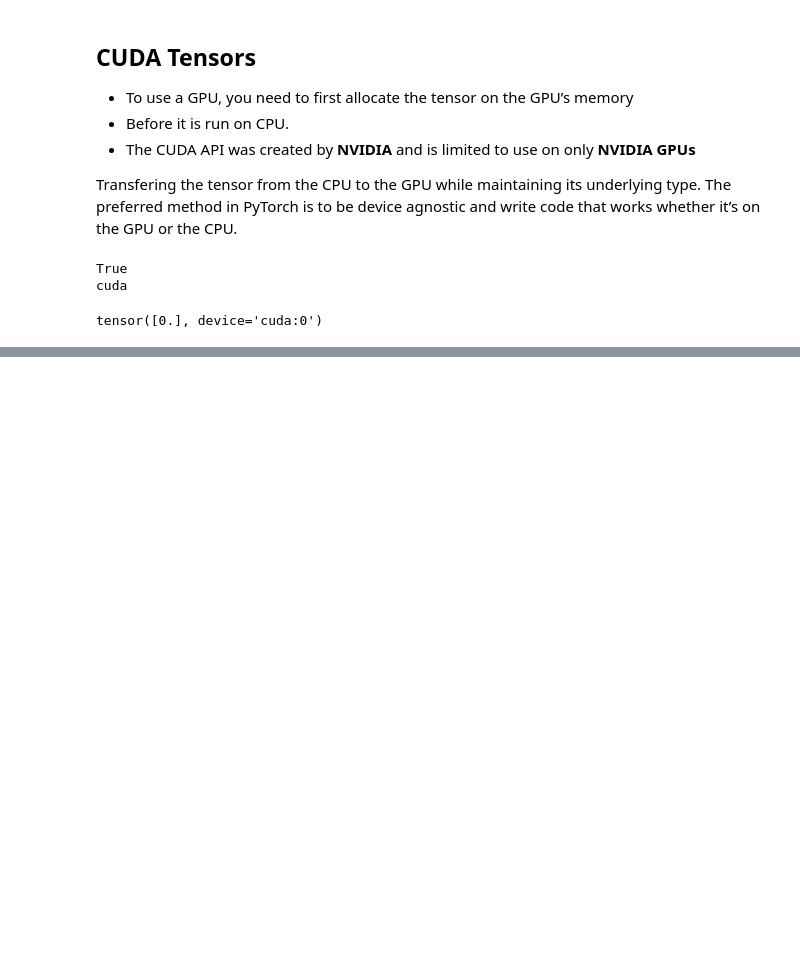
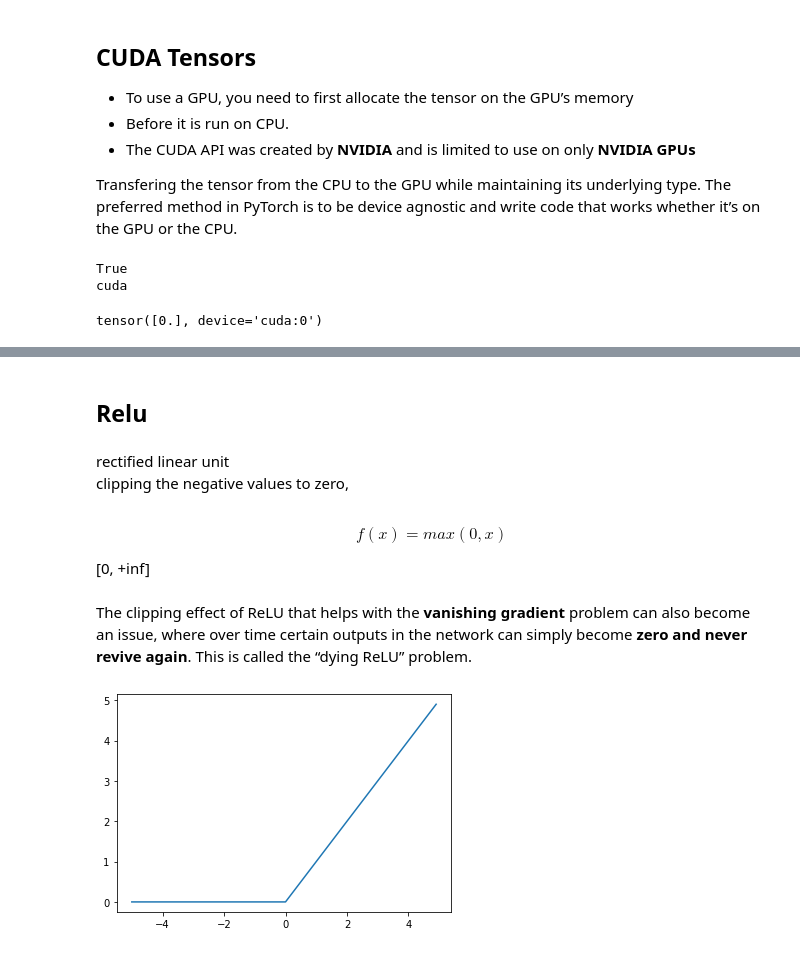
Before and after one commit to postsent/home, a Jupyter notebook: nlp/nlp.ipynb, the cells around one changed output, grey strips where cells are left out. Cells and saved outputs as stored; diff of their text form; code cells hidden in the pictures; blank space fills up the shorter version.

```diff
--- a/nlp/nlp.ipynb
+++ b/nlp/nlp.ipynb
@@ -416,0 +594,21 @@ tensor([0.], device='cuda:0')
+# %% [markdown]
+## Relu
+# %% [markdown]
+rectified linear unit
+clipping the negative values to zero,
+# %% [markdown]
+$$ f(x) = max(0, x) $$
+
+[0, +inf]
+# %% [markdown]
+The clipping effect of ReLU that helps with the **vanishing gradient** problem can
+also become an issue, where over time certain outputs in the network can simply
+become **zero and never revive again**. This is called the “dying ReLU” problem.
+# %%
+relu = torch.nn.ReLU()
+x = torch.arange(-5.,5., 0.1)
+y = relu(x)
+plt.plot(x.numpy(),y.numpy())
+plt.show()
+# %% [output]
+[figure, added]
```
Also changed, not shown: parts of 52 cells of this notebook, 11 other files.
